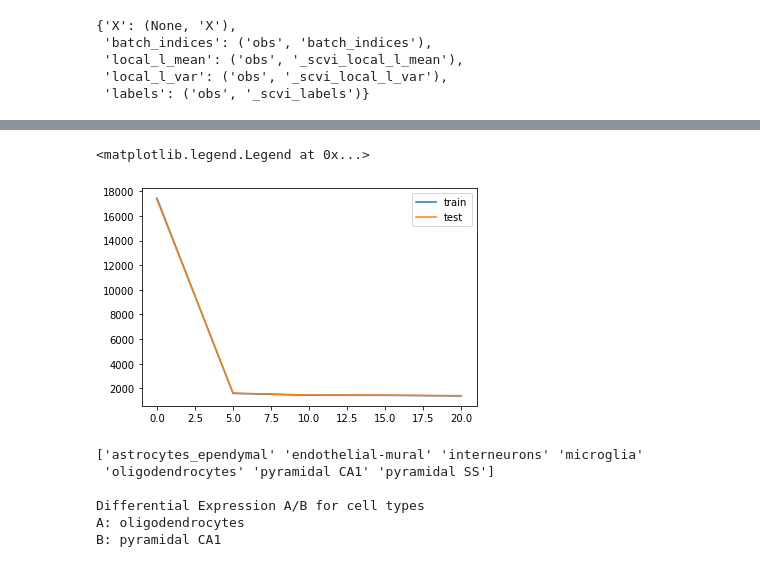
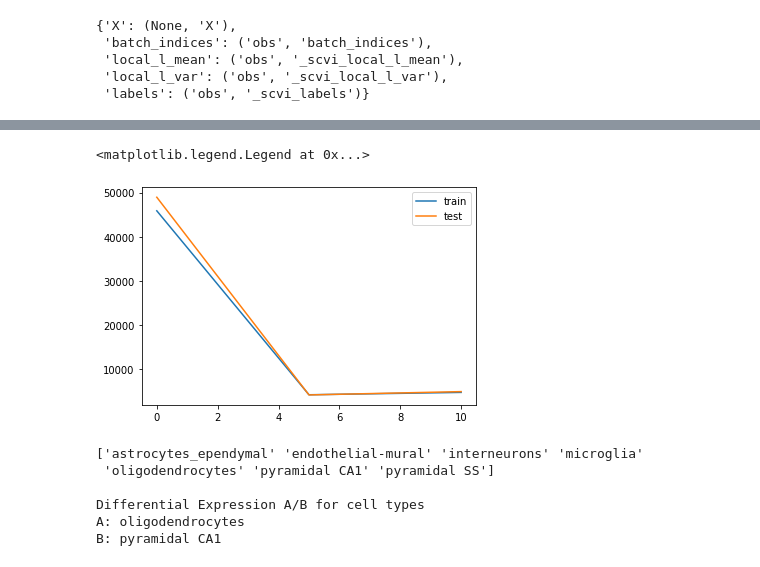
Before and after one commit to yynst2/scVI, a Jupyter notebook: galen/anndata_scvi.ipynb, the cells around one changed output, grey strips where cells are left out. Drawn from its saved outputs; the diff is of its cells as text; code cells hidden in the pictures.

```diff
--- a/galen/anndata_scvi.ipynb
+++ b/galen/anndata_scvi.ipynb
@@ -57,5 +53,8 @@ setup_anndata(adata,batch_key='batch_indices', labels_key = 'precise_labels' )
 Registered keys:['X', 'batch_indices', 'local_l_mean', 'local_l_var', 'labels']
 # %%
 adata = gene_dataset.to_anndata()
+
+adata.obs['batch_indices'][:50] = 1
+
 setup_anndata(adata,batch_key='batch_indices', labels_key = 'precise_labels' )
 # %% [output]
@@ -94,16 +99,16 @@ trainer.train(n_epochs = n_epochs)
 # %%
 %matplotlib inline
 
 elbo_train_set = trainer.history["elbo_train_set"]
 elbo_test_set = trainer.history["elbo_test_set"]
-x = np.linspace(0, 20, (len(elbo_train_set)))
+x = np.linspace(0, 10, (len(elbo_train_set)))
 plt.plot(x, elbo_train_set, label="train")
 plt.plot(x, elbo_test_set, label="test")
 # plt.ylim(1500, 3000)
 plt.legend()
 # %% [output]
 <matplotlib.legend.Legend at 0x...>
-[figure, old version]
+[figure, new version]
 # %%
 full = trainer.create_posterior(trainer.model, adata, indices=np.arange(len(gene_dataset)))
 full = full.update({"batch_size":32})
```
Also changed, not shown: parts of 8 cells of this notebook, 13 other files.
